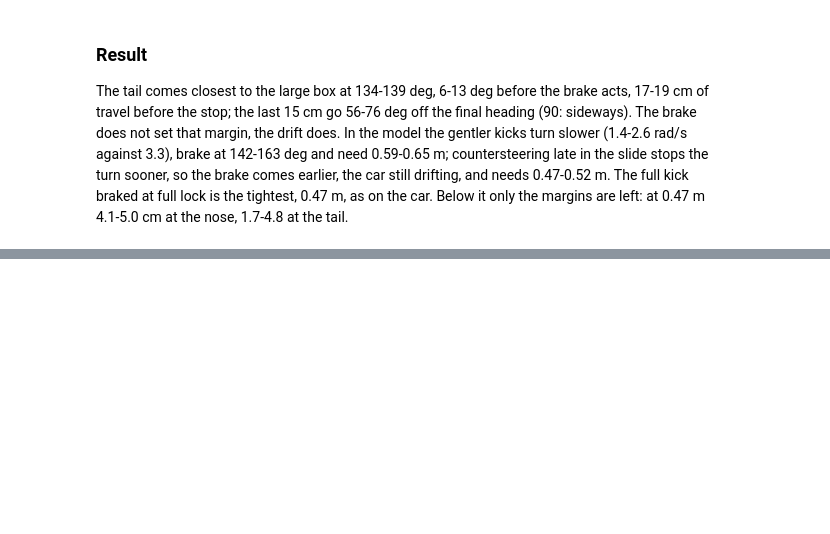
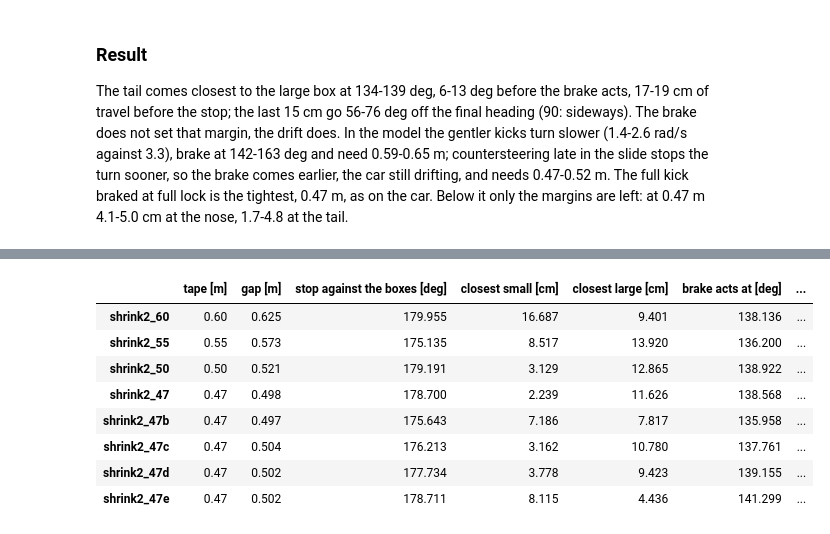
Before and after one commit to Gelminaio/drift-mpc-ackermann, a Jupyter notebook: notebooks/sideways.ipynb, the cells around one changed output, grey strips where cells are left out. Cells and saved outputs as stored; diff of their text form; code cells hidden in the pictures; blank space fills up the shorter version.

Commit message:
analysis: the shoot day's gaps, the gymkhana under the camera

```diff
--- a/notebooks/sideways.ipynb
+++ b/notebooks/sideways.ipynb
@@ -895,0 +903,36 @@ tail.
+# %%
+def face_angle(run_):
+    # the side of the boxes against the car at rest, deg: the angle at which most points line up on the nearest line
+    j, sc = read(run_, 'joint_states'), read(run_, 'scan')
+    t0 = j.loc[(j['wl'] + j['wr']).abs() > 0.05, 't'].iloc[0]
+    p = []
+    for _, m in sc[sc['t'] < t0].iloc[-5:].iterrows():
+        r = np.array(m['ranges'], float)
+        a = m['angle_min'] + np.arange(len(r)) * m['angle_increment']
+        x, y = r * np.cos(a) + 0.09225, r * np.sin(a)
+        ok = np.isfinite(r) & (x > -0.3) & (x < 2.0) & (y > 0.15) & (y < 1.0)
+        p.append(np.c_[x[ok], y[ok]])
+    p = np.vstack(p)
+    best = (0, 0.0)
+    for f in np.radians(np.arange(-5, 5.01, 0.1)):
+        ys = -np.sin(f) * p[:, 0] + np.cos(f) * p[:, 1]
+        best = max(best, (np.sum(np.abs(ys - np.sort(ys)[len(ys) // 10]) < 0.015), f))
+    return np.degrees(best[1])
+
+
+SHOOT = {'shrink2_60': 0.60, 'shrink2_55': 0.55, 'shrink2_50': 0.50, 'shrink2_47': 0.47, 'shrink2_47b': 0.47, 'shrink2_47c': 0.47,
+         'shrink2_47d': 0.47, 'shrink2_47e': 0.47}
+shoot = pd.DataFrame({run_: {'tape [m]': tape, **evaluate(run_), 'boxes [deg]': face_angle(run_)} for run_, tape in SHOOT.items()}).T.astype(float)
+shoot['stop against the boxes [deg]'] = shoot['stop [deg]'] - shoot['boxes [deg]']
+shoot[['tape [m]', 'gap [m]', 'stop against the boxes [deg]', 'closest small [cm]', 'closest large [cm]', 'brake acts at [deg]',
+       'slide [deg]']].round(3)
+# %% [output]
+|  | tape [m] | gap [m] | stop against the boxes [deg] | closest small [cm] | closest large [cm] | brake acts at [deg] | ... |
+| shrink2_60 | 0.60 | 0.625 | 179.955 | 16.687 | 9.401 | 138.136 | ... |
+| shrink2_55 | 0.55 | 0.573 | 175.135 | 8.517 | 13.920 | 136.200 | ... |
+| shrink2_50 | 0.50 | 0.521 | 179.191 | 3.129 | 12.865 | 138.922 | ... |
+| shrink2_47 | 0.47 | 0.498 | 178.700 | 2.239 | 11.626 | 138.568 | ... |
+| shrink2_47b | 0.47 | 0.497 | 175.643 | 7.186 | 7.817 | 135.958 | ... |
+| shrink2_47c | 0.47 | 0.504 | 176.213 | 3.162 | 10.780 | 137.761 | ... |
+| shrink2_47d | 0.47 | 0.502 | 177.734 | 3.778 | 9.423 | 139.155 | ... |
+| shrink2_47e | 0.47 | 0.502 | 178.711 | 8.115 | 4.436 | 141.299 | ... |
```
Also changed, not shown: parts of 2 cells of this notebook, 1 other file.
